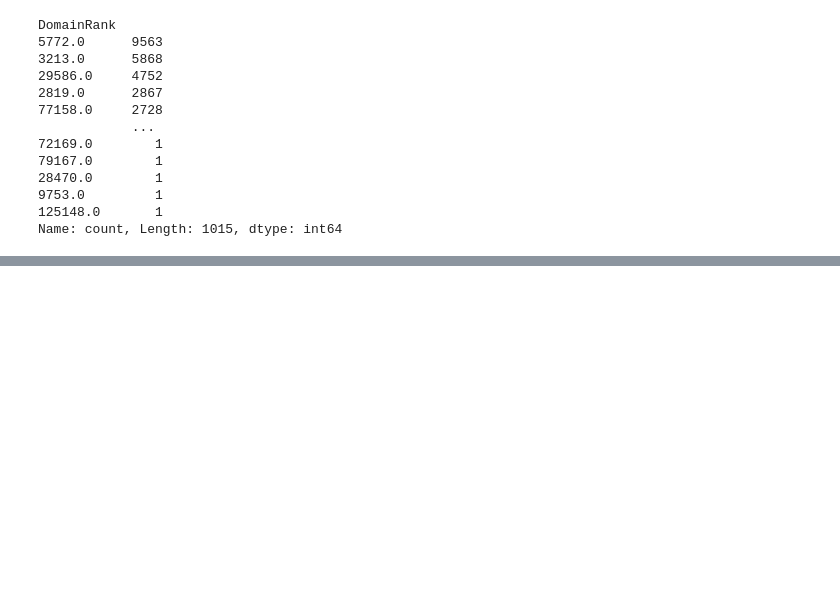
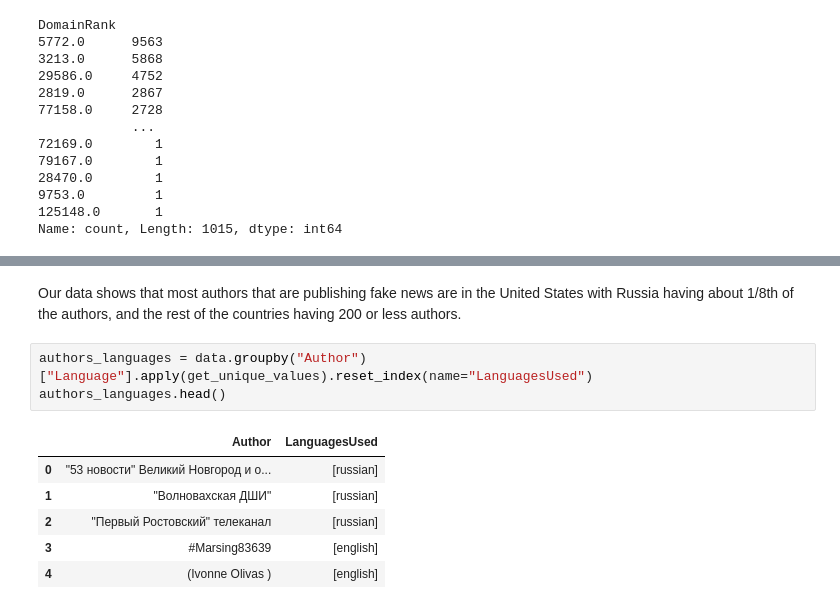
Before and after one commit to coleaydelotte/DW-290-NEWS, a Jupyter notebook: nb.ipynb, the cells around one changed output, grey strips where cells are left out. Saved outputs shown, nothing was run; the diff lists cells and outputs as text; blank space fills up the shorter version.

```diff
--- a/nb.ipynb
+++ b/nb.ipynb
@@ -158,0 +191,12 @@ data[data.isna().sum(axis=1) > 1]
+# %% [markdown]
+Our data shows that most authors that are publishing fake news are in the United States with Russia having about 1/8th of the authors, and the rest of the countries having 200 or less authors.
+# %%
+authors_languages = data.groupby("Author")["Language"].apply(get_unique_values).reset_index(name="LanguagesUsed")
+authors_languages.head()
+# %% [output]
+|  | Author | LanguagesUsed |
+| 0 | "53 новости" Великий Новгород и о... | [russian] |
+| 1 | "Волновахская ДШИ" | [russian] |
+| 2 | "Первый Ростовский" телеканал | [russian] |
+| 3 | #Marsing83639 | [english] |
+| 4 | (Ivonne Olivas ) | [english] |
```
Also changed, not shown: parts of 16 cells of this notebook.
